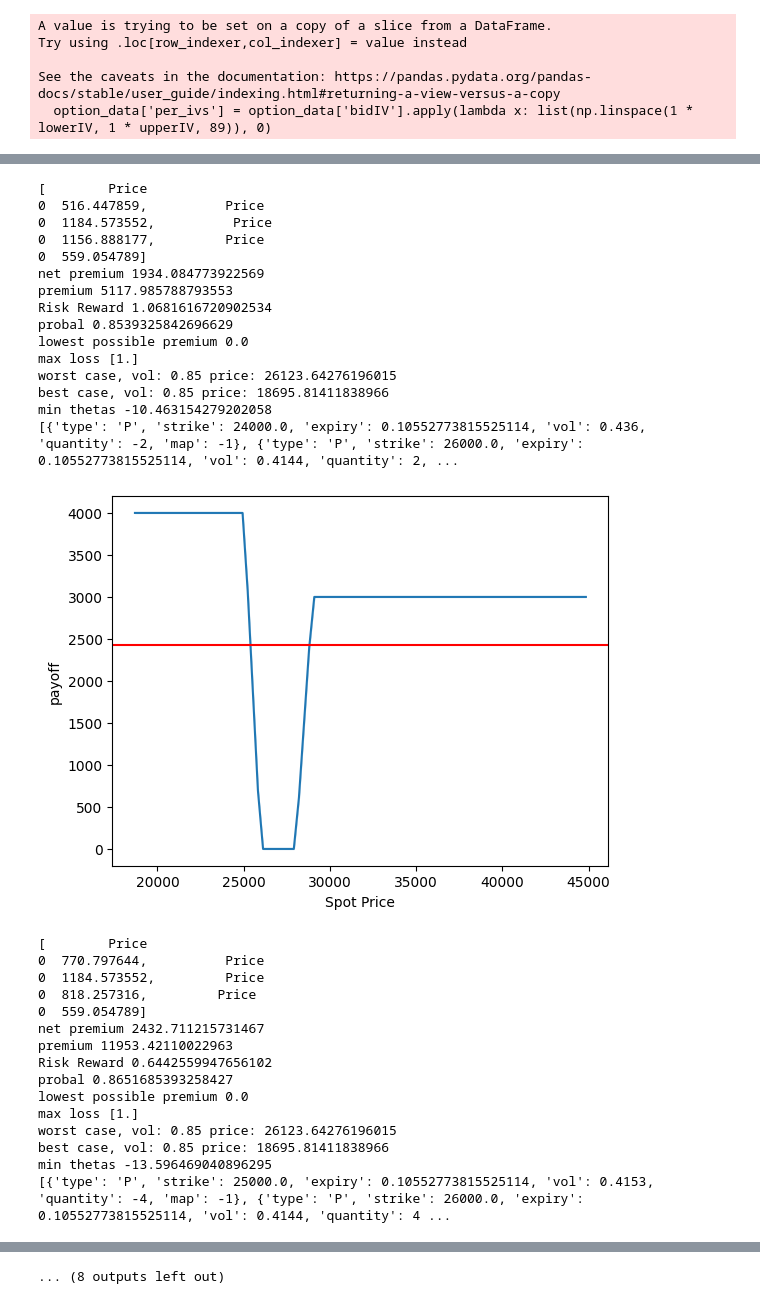
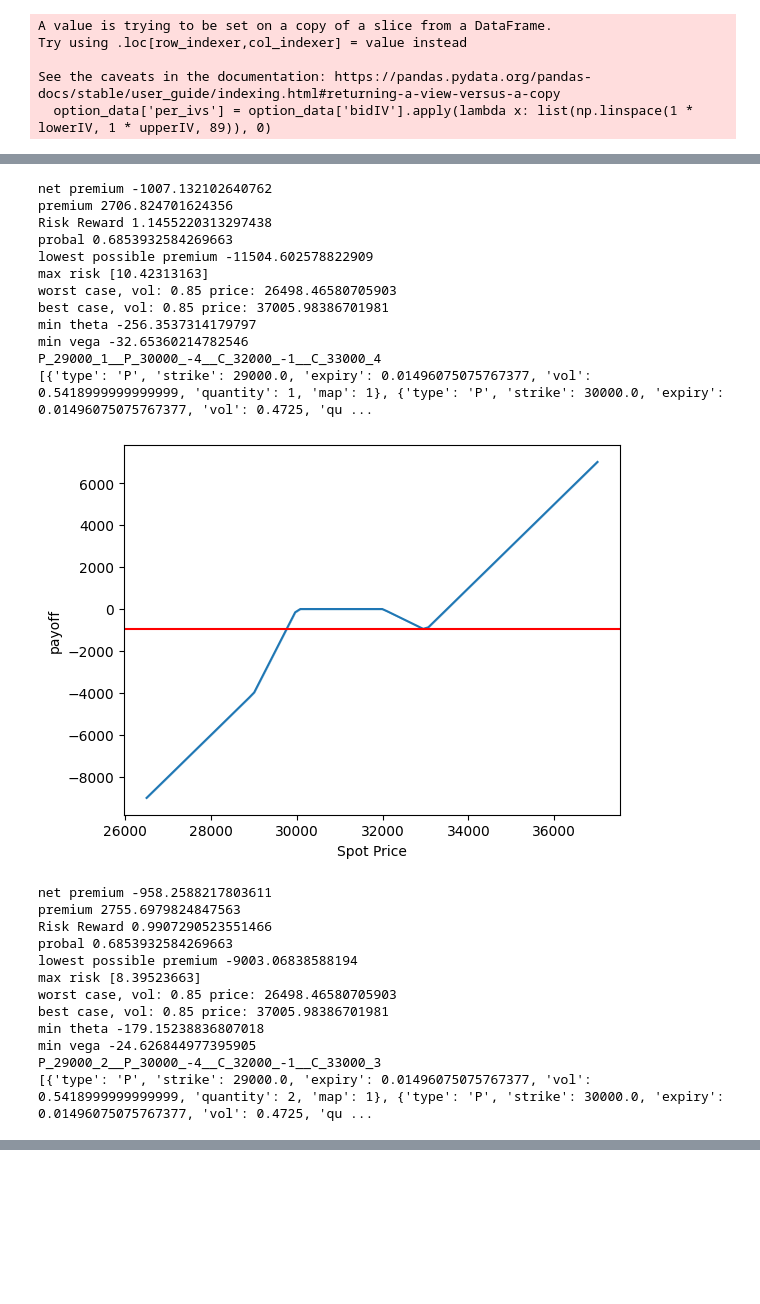
Before and after one commit to 556isback/optionCombo, a Jupyter notebook: example/example.ipynb, the cells around one changed output, grey strips where cells are left out. Cells and saved outputs as stored; diff of their text form; code cells hidden in the pictures; blank space fills up the shorter version.

Commit message:
Add files via upload
Add tradetypes limitations, to control over sell or buy options correspondingly.
fix typos
formatting

```diff
--- a/example/example.ipynb
+++ b/example/example.ipynb
@@ -81,6 +81,6 @@ Length: 11, dtype: datetime64[ns]
 # %%
 # choose a expiry date, doesn't support mutiple expiry dates at the moment
-expirDate = '2023-07-28T00:00:00.000000000'
+expirDate = '2023-06-30T00:00:00.000000000'
 # %%
 # this is what the option Dataframe should look like
 option_data
@@ -160,7 +160,7 @@ pricedata
 # %%
 # this part of the code is for pre-compute
 
-preOption,strikePrices,price = preInit.Prep( expirDate, optionDf = option_data, priceDf = pricedata, interval=3, strikePriceRange=0.2)
+preOption,joined1,price = preInit.Prep( expirDate, optionDf = option_data, priceDf = pricedata, interval=3, strikePriceRange=0.2)
 # %% [output]
 A value is trying to be set on a copy of a slice from a DataFrame.
 Try using .loc[row_indexer,col_indexer] = value instead
@@ -169,11 +169,12 @@ See the caveats in the documentation: https://pandas.pydata.org/pandas-docs/stab
   option_data['per_ivs'] = option_data['bidIV'].apply(lambda x: list(np.linspace(1 * lowerIV, 1 * upperIV, 89)), 0)
 # %%
 # this part of the code is for loop through all the possible option combination of 4 call options, 1 stands for call option
-# -1 stands for put options, possible input for "optionstypes" should be a two dimension list, eg. [[1,1,1],[-1,-1,1,1]]
-# maxquantity is the input for the maximum potential quantity of a single option trade amount
+# -1 stands for put options, possible input for "optiontypes" should be a two dimension list, eg. [[1,1,1],[-1,-1,1,1]]
+# tradetypes is sell or buy options correspondingly, eg. if optiontypes =[[1,1,1]], tradetypes should be [[1,-1,1]] or
+#[[[1,-1,1],[1,1,1]]], tradetypes is None by default to include all combinations
+# maxquantity is the input for maxmium possible quantity for a single option trade amount
 
-model = optionModel.option_model(price, strikePrices,preOption,optionstypes = [[1,1,1,1],[1,1],[-1,-1,1,1]], maxquantity=3)  # Init
-
+model = optionModel.option_model(price, joined1,preOption,optiontypes = [[1,1,1,1],[-1,-1,1,1]],tradetypes=[[1,-1,-1,1],[[1,-1,-1,1]]], maxquantity=1)  # Init
 df = model.options_model_finder()                                                                           # start looping
 # %%
 # output contains all the possible combinations given the parameters, you can filter out the result as you want
@@ -195,4 +196,4 @@ df
 # %%
-temp = df.loc[  (df['probal']>0.5)&(df['mean_theta']>0)].sort_values(by=['mean_vega','probal'], ascending=[False,False])
+temp = df.loc[  (df['probal']>0.5)&(df['mean_vega']>0)].sort_values(by=['probal','mean_vega'], ascending=[False,False])
 temp
 # %% [output]
@@ -212,5 +213,5 @@ temp
 # %%
 # bule line is the payoff curve, red line stands for net premium, yep this is for plotting
-for para in temp.para[:10]:
+for para in temp.para[:5]:
     model.model_plot(para)
 # %% [output]
@@ -250,31 +245,25 @@ min thetas -5.669971906243632
-[        Price
-0  516.447859,          Price
-0  1184.573552,          Price
-0  1156.888177,         Price
-0  559.054789]
-net premium 1934.084773922569
-premium 5117.985788793553
-Risk Reward 1.0681616720902534
-probal 0.8539325842696629
-lowest possible premium 0.0
-max loss [1.]
-worst case, vol: 0.85 price: 26123.64276196015
-best case, vol: 0.85 price: 18695.81411838966
-min thetas -10.463154279202058
-[{'type': 'P', 'strike': 24000.0, 'expiry': 0.10552773815525114, 'vol': 0.436, 'quantity': -2, 'map': -1}, {'type': 'P', 'strike': 26000.0, 'expiry': 0.10552773815525114, 'vol': 0.4144, 'quantity': 2, ...
+net premium -1007.132102640762
+premium 2706.824701624356
+Risk Reward 1.1455220313297438
+probal 0.6853932584269663
+lowest possible premium -11504.602578822909
+max risk [10.42313163]
+worst case, vol: 0.85 price: 26498.46580705903
+best case, vol: 0.85 price: 37005.98386701981
+min theta -256.3537314179797
+min vega -32.65360214782546
+P_29000_1__P_30000_-4__C_32000_-1__C_33000_4
+[{'type': 'P', 'strike': 29000.0, 'expiry': 0.01496075075767377, 'vol': 0.5418999999999999, 'quantity': 1, 'map': 1}, {'type': 'P', 'strike': 30000.0, 'expiry': 0.01496075075767377, 'vol': 0.4725, 'qu ...
-[figure, old version]
+[figure, new version]
-[        Price
-0  770.797644,          Price
-0  1184.573552,         Price
-0  818.257316,         Price
-0  559.054789]
-net premium 2432.711215731467
-premium 11953.42110022963
-Risk Reward 0.6442559947656102
-probal 0.8651685393258427
-lowest possible premium 0.0
-max loss [1.]
-worst case, vol: 0.85 price: 26123.64276196015
-best case, vol: 0.85 price: 18695.81411838966
-min thetas -13.596469040896295
-[{'type': 'P', 'strike': 25000.0, 'expiry': 0.10552773815525114, 'vol': 0.4153, 'quantity': -4, 'map': -1}, {'type': 'P', 'strike': 26000.0, 'expiry': 0.10552773815525114, 'vol': 0.4144, 'quantity': 4 ...
+net premium -958.2588217803611
+premium 2755.6979824847563
+Risk Reward 0.9907290523551466
+probal 0.6853932584269663
+lowest possible premium -9003.06838588194
+max risk [8.39523663]
+worst case, vol: 0.85 price: 26498.46580705903
+best case, vol: 0.85 price: 37005.98386701981
+min theta -179.15238836807018
+min vega -24.626844977395905
+P_29000_2__P_30000_-4__C_32000_-1__C_33000_3
+[{'type': 'P', 'strike': 29000.0, 'expiry': 0.01496075075767377, 'vol': 0.5418999999999999, 'quantity': 2, 'map': 1}, {'type': 'P', 'strike': 30000.0, 'expiry': 0.01496075075767377, 'vol': 0.4725, 'qu ...
@@ -313 +282,0 @@ min thetas -6.592658445210532
-... (8 outputs left out)
```
Also changed, not shown: parts of 6 cells of this notebook, 14 other files.
